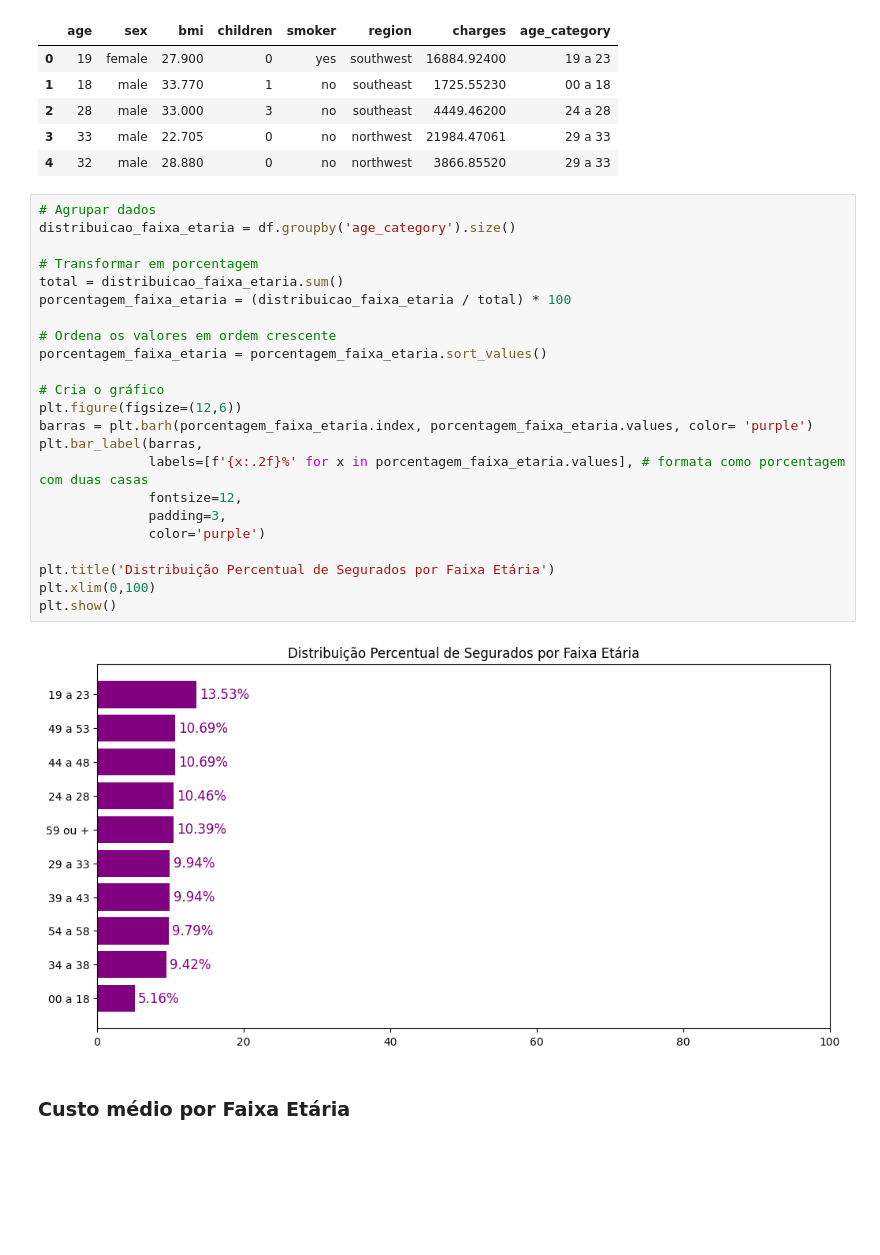
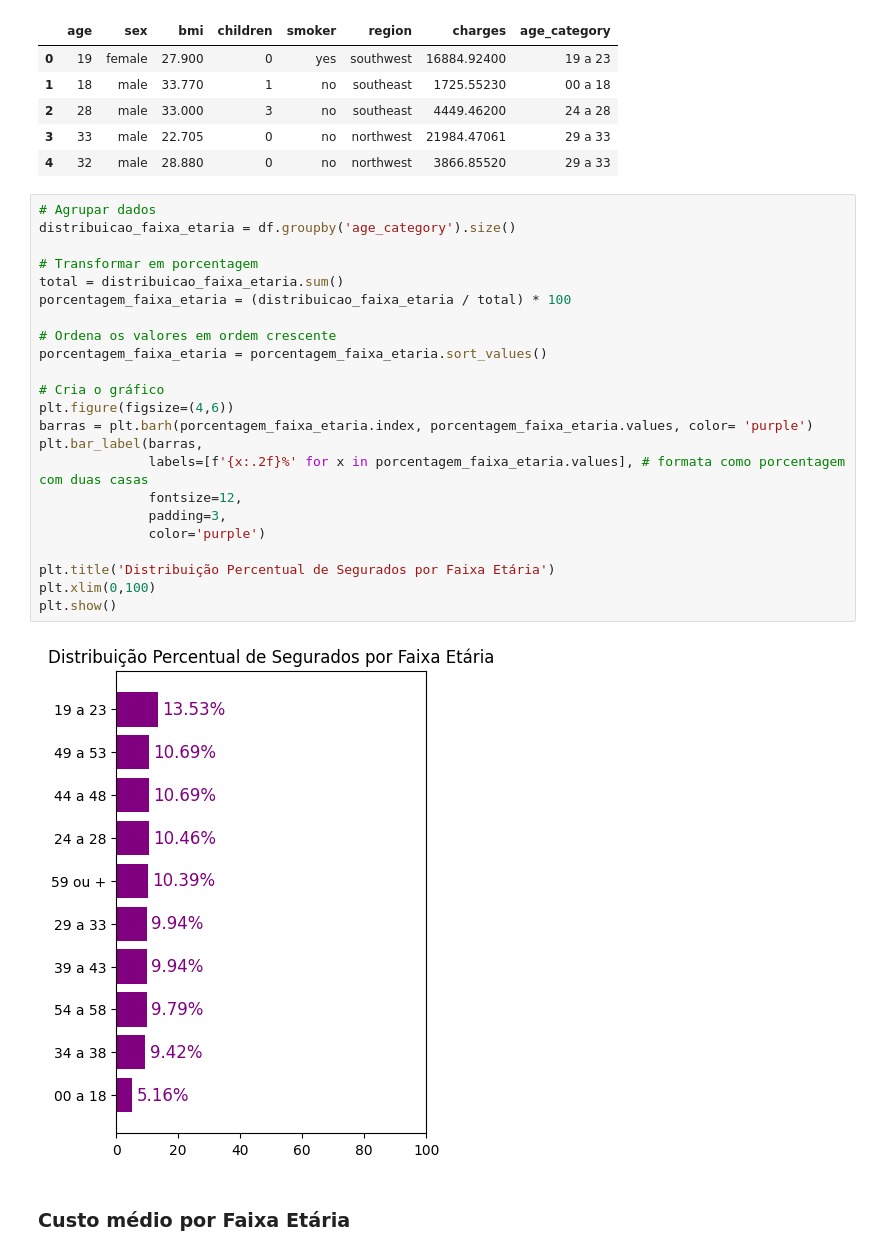
Before and after one commit to fabiobaroliveira/projeto_seguradora_seguro_saude, a Jupyter notebook: analise_exploratoria_seguro_saude.ipynb, the cells around one changed output. Saved outputs shown, nothing was run; the diff lists cells and outputs as text; blank space fills up the shorter version.

```diff
--- a/analise_exploratoria_seguro_saude.ipynb
+++ b/analise_exploratoria_seguro_saude.ipynb
@@ -215,28 +215,28 @@ df.head()
 # %%
 # Agrupar dados
 distribuicao_faixa_etaria = df.groupby('age_category').size()
 
 # Transformar em porcentagem
 total = distribuicao_faixa_etaria.sum()
 porcentagem_faixa_etaria = (distribuicao_faixa_etaria / total) * 100
 
 # Ordena os valores em ordem crescente
 porcentagem_faixa_etaria = porcentagem_faixa_etaria.sort_values()
 
 # Cria o gráfico
-plt.figure(figsize=(12,6))
+plt.figure(figsize=(4,6))
 barras = plt.barh(porcentagem_faixa_etaria.index, porcentagem_faixa_etaria.values, color= 'purple')
 plt.bar_label(barras,
               labels=[f'{x:.2f}%' for x in porcentagem_faixa_etaria.values], # formata como porcentagem com duas casas
               fontsize=12,
               padding=3,
               color='purple')
 
 plt.title('Distribuição Percentual de Segurados por Faixa Etária')
 plt.xlim(0,100)
 plt.show()
 # %% [output]
-[figure, old version]
+[figure, new version]
 # %% [markdown]
 ### Custo médio por Faixa Etária
 # %%
```
Also changed, not shown: parts of 12 cells of this notebook.
